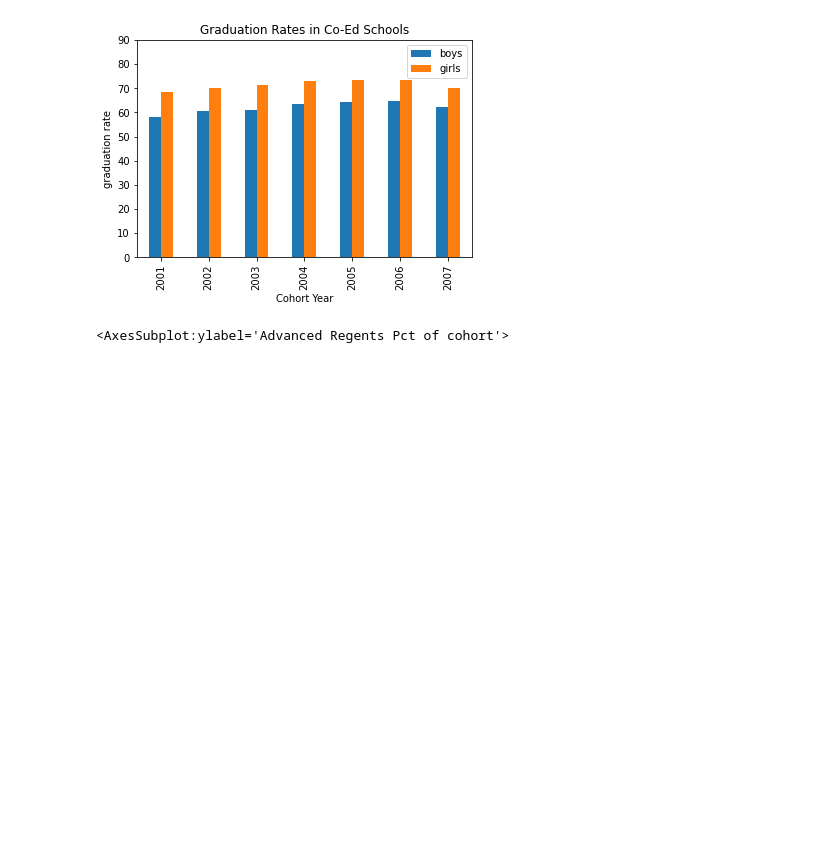
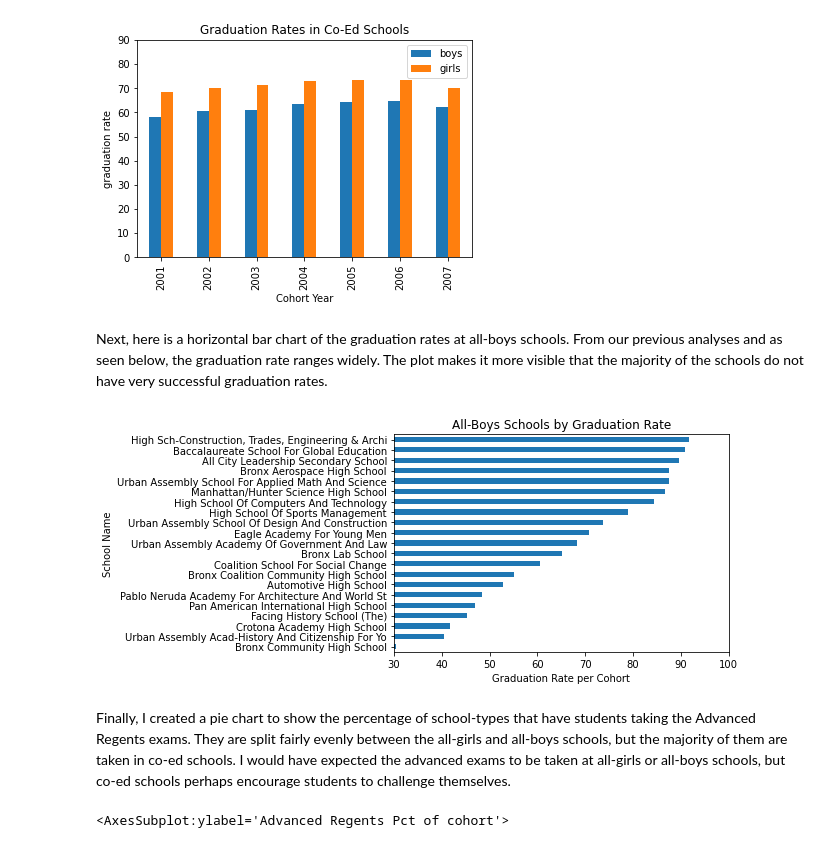
Before and after one commit to dbdesign-students-spring2024/8-pandas-exploration-mayanesen, a Jupyter notebook: analysis.ipynb, the cells around one changed output. Drawn from its saved outputs; the diff is of its cells as text; code cells hidden in the pictures; blank space fills up the shorter version.

```diff
--- a/analysis.ipynb
+++ b/analysis.ipynb
@@ -608,6 +683,24 @@ plt.title("Graduation Rates in Co-Ed Schools")
 # %% [output]
 Text(0.5, 1.0, 'Graduation Rates in Co-Ed Schools')
 [figure]
+# %% [markdown]
+Next, here is a horizontal bar chart of the graduation rates at all-boys schools. From our previous analyses and as seen below, the graduation rate ranges widely. The plot makes it more visible that the majority of the schools do not have very successful graduation rates.
+# %%
+# girls at All-boys schools total graduation rate, horizontal bar chart
+boys_schools = df[df["School Type"] == "All-Boys"][["School Name", "Total Grads Pct of cohort"]]
+grouped_grad_rate = boys_schools.groupby("School Name")["Total Grads Pct of cohort"].mean().sort_values(ascending=False)
+
+grouped_grad_rate[::-1].plot.barh()
+
+plt.title("All-Boys Schools by Graduation Rate")
+plt.xlabel("Graduation Rate per Cohort")
+plt.ylabel("School Name")
+plt.xlim(30, 100)
+plt.show()
+# %% [output]
+[figure, added]
+# %% [markdown]
+Finally, I created a pie chart to show the percentage of school-types that have students taking the Advanced Regents exams. They are split fairly evenly between the all-girls and all-boys schools, but the majority of them are taken in co-ed schools. I would have expected the advanced exams to be taken at all-girls or all-boys schools, but co-ed schools perhaps encourage students to challenge themselves.
 # %%
 # Advanced Regents percent of cohort by school type
 advRegSchoolTypeGrad = df.groupby("School Type")["Advanced Regents Pct of cohort"].mean()
```
Also changed, not shown: parts of 33 cells of this notebook.
